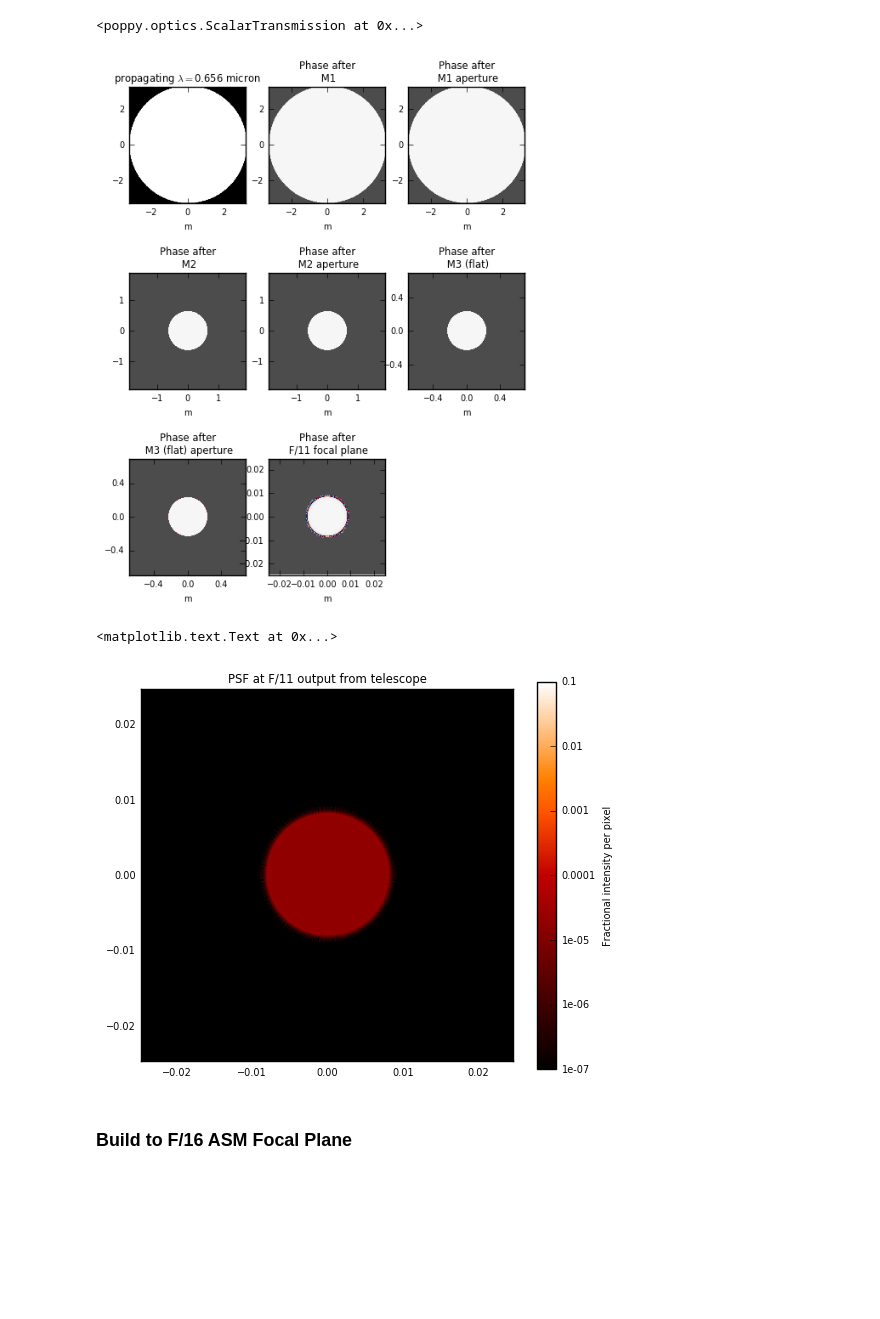
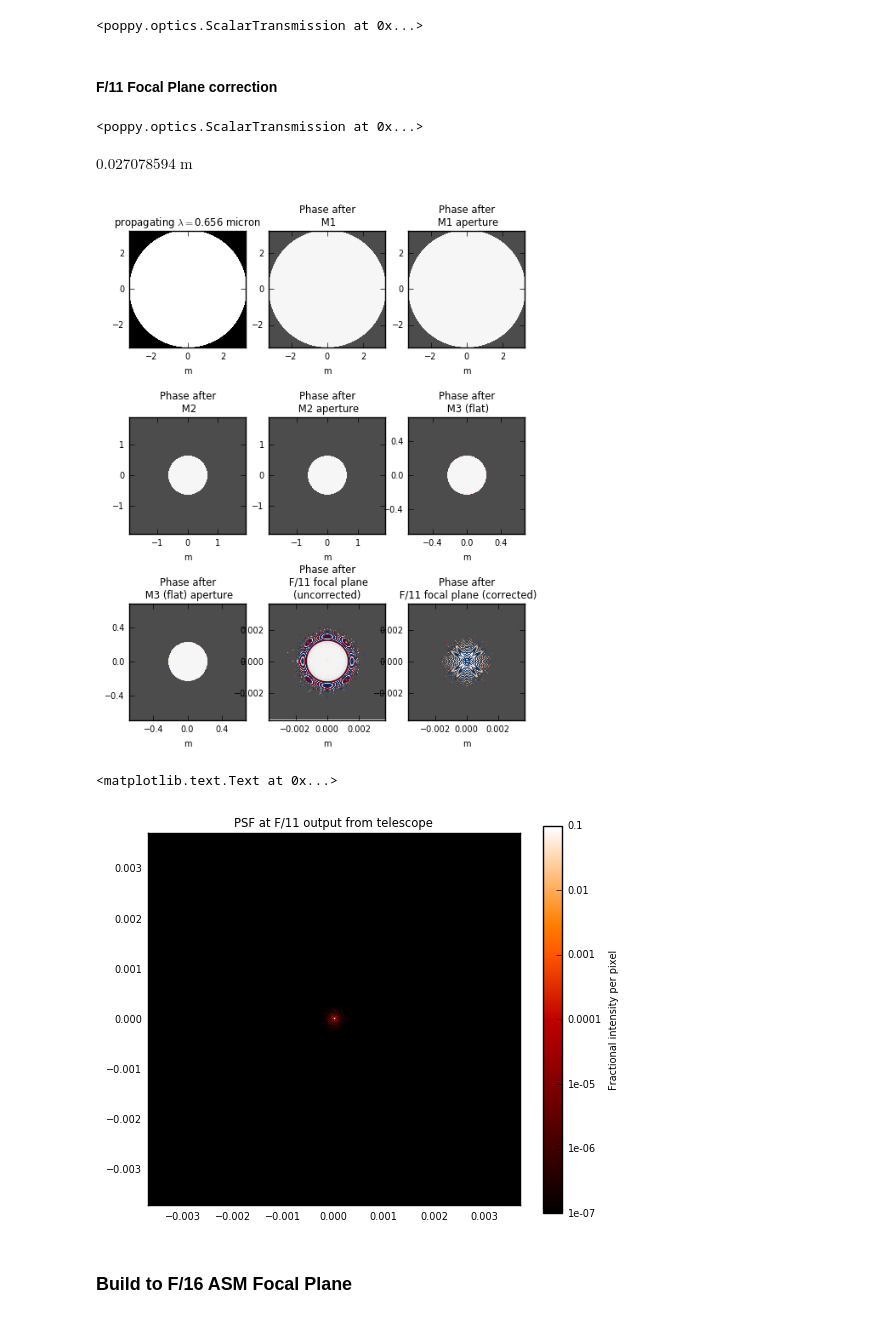
Before and after one commit to magao-x/magaox_poppy, a Jupyter notebook: magaox_pdr.ipynb, the cells around one changed output. Cells and saved outputs as stored; diff of their text form; code cells hidden in the pictures; blank space fills up the shorter version.

Commit message:
Corrected F/11 from telescope, fixed all PSFs

```diff
--- a/magaox_pdr.ipynb
+++ b/magaox_pdr.ipynb
@@ -45,6 +45,8 @@ lyot_stop_diam = 0.009 * u.m
 # radius of curvature values
 M1_roc = 16.26 * u.m
 M2_roc = 2.862820 * u.m
+fl_M1 = 8.128 * u.m
+fl_M2 = M2_roc/2
 
 # propagation distances
 d_m1_m2 = 9.72205 * u.m
@@ -76,15 +78,15 @@ OAP3 = poppy.QuadraticLens(1.1062542105511 * u.m, name='OAP3')
 OAP4 = poppy.QuadraticLens(0.513 * u.m, name='OAP4')
 OAP5 = poppy.QuadraticLens(0.621 * u.m, name='OAP5')
 
-M1 = poppy.QuadraticLens(M1_roc/2, name='M1')
-M2 = poppy.QuadraticLens(M2_roc/2, name='M2')
+M1 = poppy.QuadraticLens(fl_M1, name='M1')
+M2 = poppy.QuadraticLens(fl_M2, name='M2')
 
 lyotstop = poppy.CircularAperture(radius=lyot_stop_diam/2, name='Lyot Stop')
 # %% [markdown]
 ### Begin MagAO-X system build, inspecting F/11 focal plane
 # %%
 magaox = poppy.FresnelOpticalSystem(pupil_diameter=2*M1_radius,
-                                       npix=npix,
+                                       npix=npix*4,
                                        beam_ratio=.34)#beam_ratio is the oversampling convention used in PROPER
 
 # Entrance Aperture
@@ -104,22 +106,39 @@ magaox.add_optic(poppy.ScalarTransmission(planetype=PlaneType.intermediate, name
 magaox.add_optic(poppy.CircularAperture(radius=M3_radius, name="M3 (flat) aperture"))
 
 # Surface -3: F/11 Focal Plane
-magaox.add_optic(poppy.ScalarTransmission(planetype=PlaneType.intermediate, name="F/11 focal plane"), distance=d_m3_f11fp)
+magaox.add_optic(poppy.ScalarTransmission(planetype=PlaneType.intermediate, name="F/11 focal plane (uncorrected)"), distance=d_m3_f11fp)
 # %% [output]
 <poppy.optics.ScalarTransmission at 0x...>
+# %% [markdown]
+#### F/11 Focal Plane correction
+# %%
+# Calculate F/11 focal plane correction distance
+unfixed_f11fp_psf, unfixed_f11fp_wfs = magaox.calcPSF(wavelength=testWavelength, display_intermediates=False, return_intermediates=True)
+f11_last_wave = unfixed_f11fp_wfs[-1]
+f11_delta = f11_last_wave.z_w0 - f11_last_wave.z #f11_delta is the change in distance to compensate the gaussian beam waist.
+
+# Incorporate the correction distance to see the F/11 PSF.
+magaox.add_optic(poppy.ScalarTransmission(planetype=PlaneType.intermediate, name="F/11 focal plane (corrected)"), distance=f11_delta)
+# %% [output]
+<poppy.optics.ScalarTransmission at 0x...>
+# %%
+f11_delta
+# %% [output]
+$0.027078594 \; \mathrm{m}$
 # %%
 matplotlib.rcParams["font.size"]=7
 plt.figure(figsize=[6,8])
-f11_psf, intermed_wfs = magaox.calcPSF(wavelength=testWavelength, display_intermediates=True, return_intermediates=True)
+f11fp_psf, f11fp_wfs = magaox.calcPSF(wavelength=testWavelength, display_intermediates=True, return_intermediates=True)
 # %% [output]
-[figure, old version]
+[figure, new version]
 # %%
+# Check out F/11 focal plane PSF
 plt.figure(figsize=[6,5])
-poppy.display_PSF(f11_psf)
+poppy.display_PSF(f11fp_psf)
 plt.title("PSF at F/11 output from telescope")
 # %% [output]
 <matplotlib.text.Text at 0x...>
-[figure, old version]
+[figure, new version]
 # %% [markdown]
 ### Build to F/16 ASM Focal Plane
 # %%
```
Also changed, not shown: parts of 13 cells of this notebook, 1 other file.
